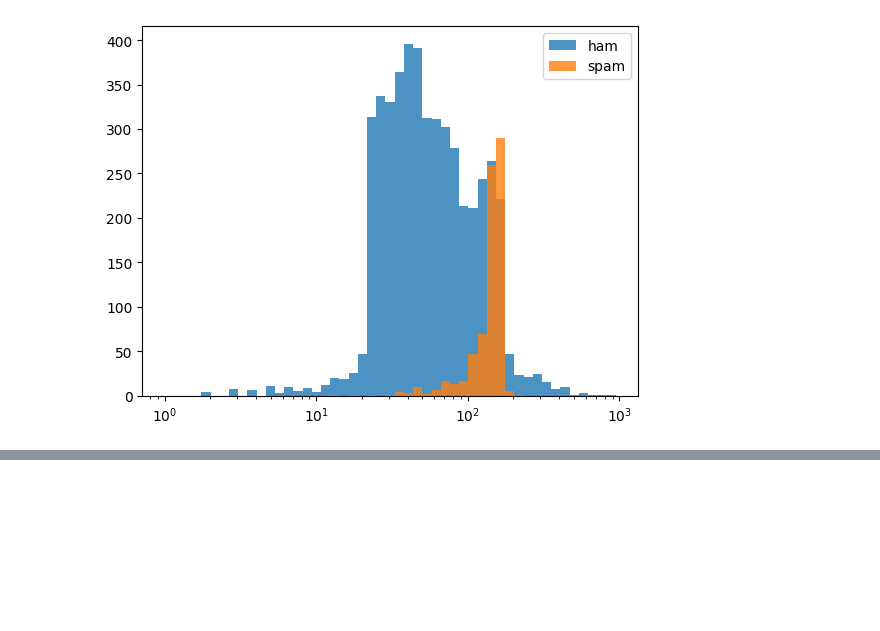
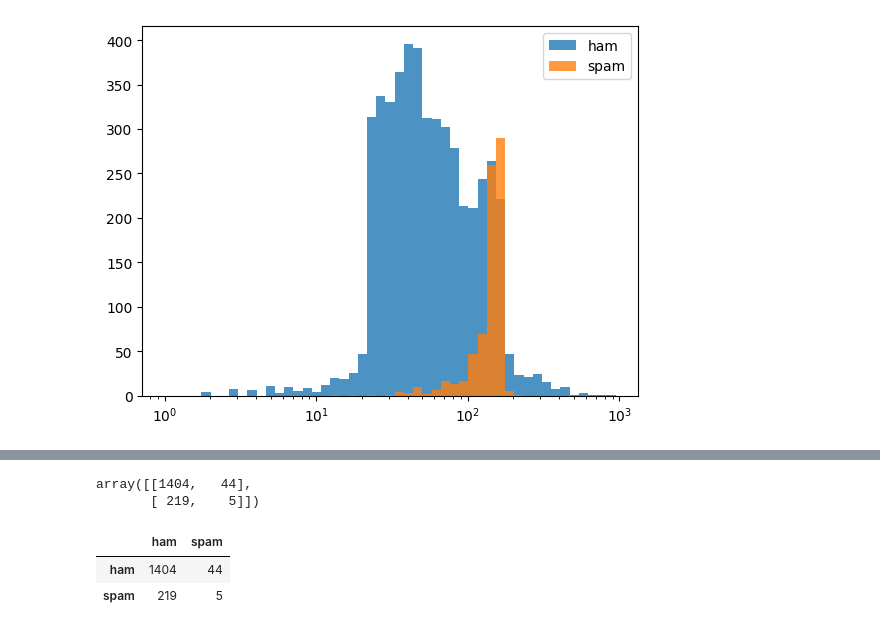
Before and after one commit to usaferreiratiago/nlp, a Jupyter notebook: notebooks/nlp.ipynb, the cells around one changed output, grey strips where cells are left out. Cells and saved outputs as stored; diff of their text form; code cells hidden in the pictures; blank space fills up the shorter version.

```diff
--- a/notebooks/nlp.ipynb
+++ b/notebooks/nlp.ipynb
@@ -1313,0 +1410,2 @@ plt.show()
+# %%
+predicitions = lr_model.predict(X_test)
@@ -1313,0 +1432,13 @@ plt.show()
+# %%
+metrics.confusion_matrix(y_test,predicitions)
+# %% [output]
+array([[1404,   44],
+       [ 219,    5]])
+# %%
+df = pd.DataFrame(metrics.confusion_matrix(y_test,predicitions), index=['ham','spam'], columns=['ham','spam'])
+# %%
+df
+# %% [output]
+|  | ham | spam |
+| ham | 1404 | 44 |
+| spam | 219 | 5 |
```
Also changed, not shown: parts of 20 cells of this notebook.
